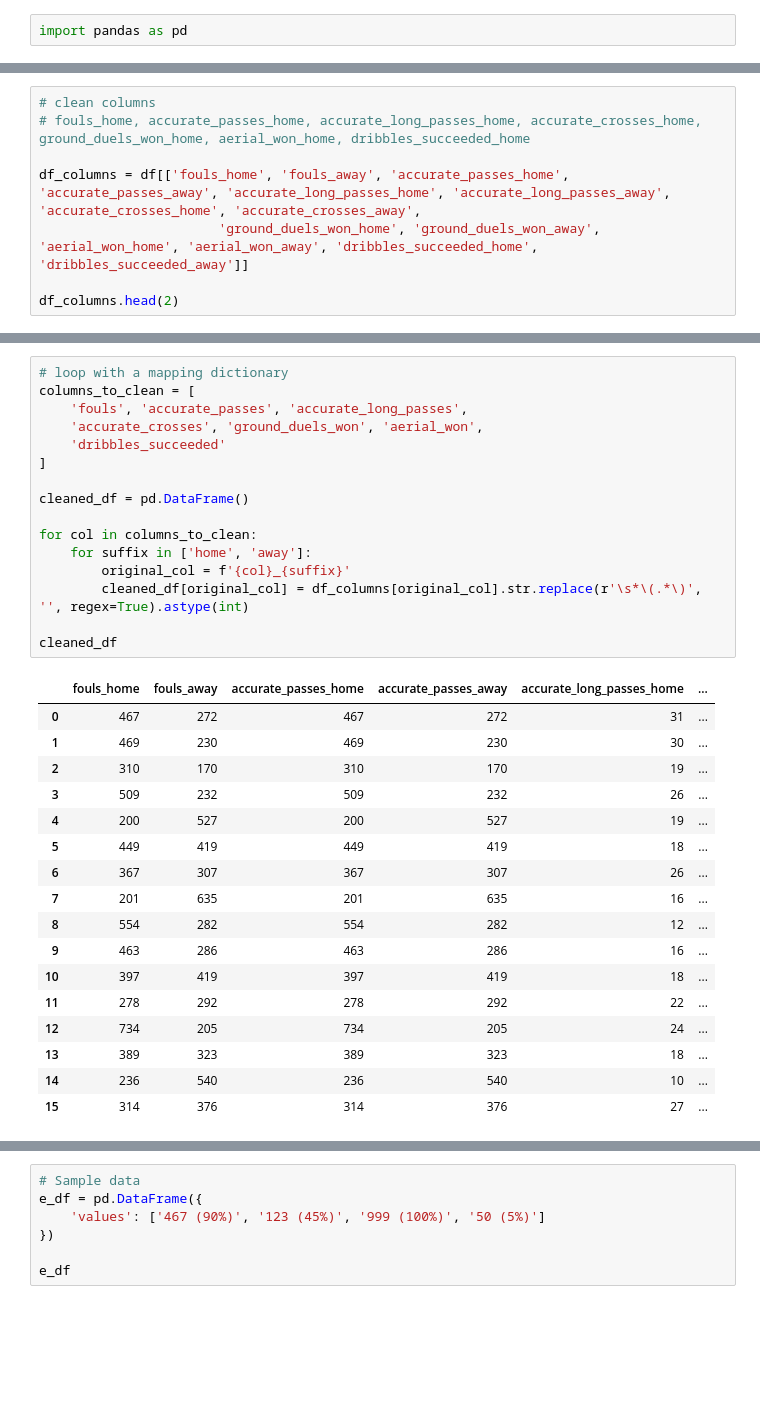
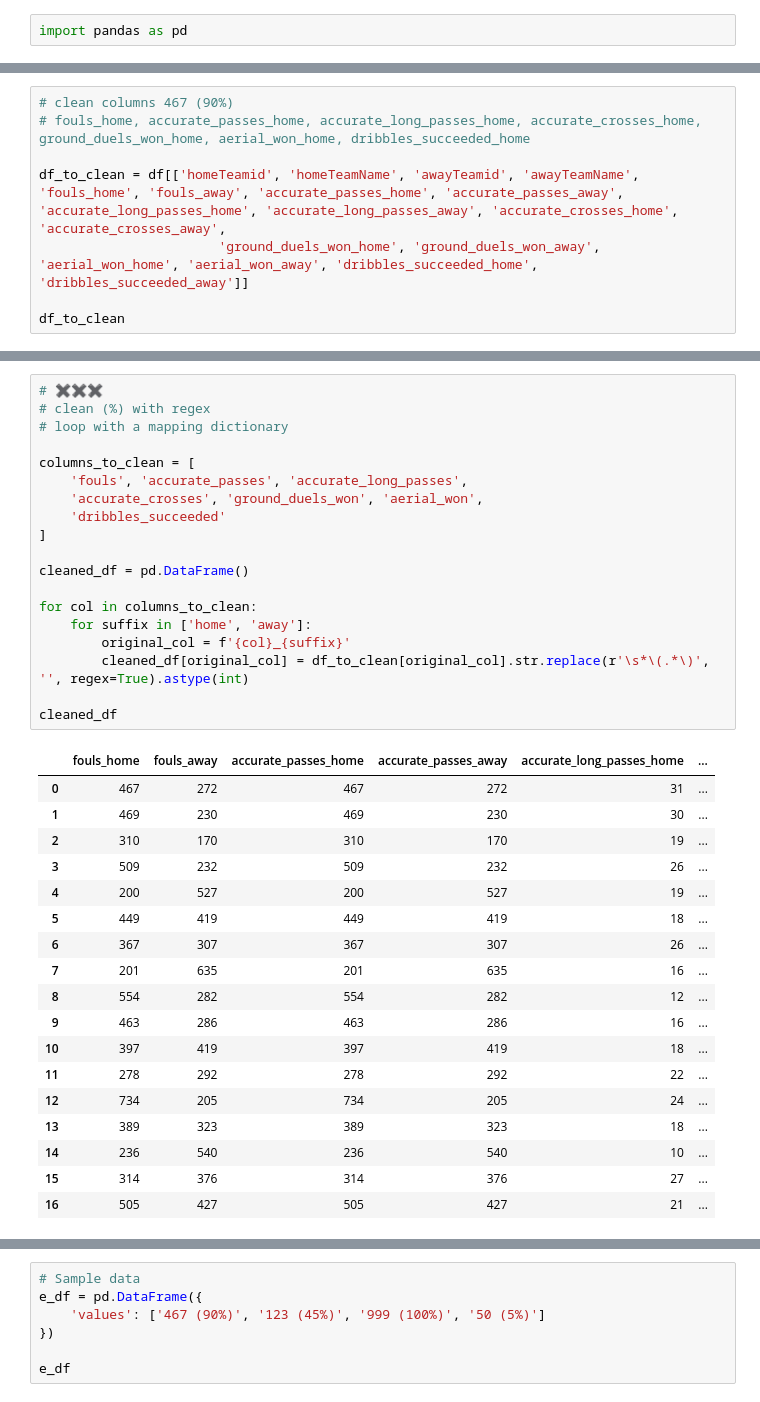
Before and after one commit to bolaxel/wcup26, a Jupyter notebook: cleaning.ipynb, the cells around one changed output, grey strips where cells are left out. Drawn from its saved outputs; the diff is of its cells as text; blank space fills up the shorter version.

```diff
--- a/cleaning.ipynb
+++ b/cleaning.ipynb
@@ -274,9 +275,9 @@ result
 # %%
-# clean columns
+# clean columns 467 (90%)
 # fouls_home, accurate_passes_home, accurate_long_passes_home, accurate_crosses_home, ground_duels_won_home, aerial_won_home, dribbles_succeeded_home
 
-df_columns = df[['fouls_home', 'fouls_away', 'accurate_passes_home', 'accurate_passes_away', 'accurate_long_passes_home', 'accurate_long_passes_away', 'accurate_crosses_home', 'accurate_crosses_away',
+df_to_clean = df[['homeTeamid', 'homeTeamName', 'awayTeamid', 'awayTeamName', 'fouls_home', 'fouls_away', 'accurate_passes_home', 'accurate_passes_away', 'accurate_long_passes_home', 'accurate_long_passes_away', 'accurate_crosses_home', 'accurate_crosses_away',
                        'ground_duels_won_home', 'ground_duels_won_away', 'aerial_won_home', 'aerial_won_away', 'dribbles_succeeded_home', 'dribbles_succeeded_away']]
 
-df_columns.head(2)
+df_to_clean
 # %% [output]
@@ -326,34 +344,38 @@ cleaned_df
 # %%
+# ✖️✖️✖️
+# clean (%) with regex
 # loop with a mapping dictionary
+
 columns_to_clean = [
     'fouls', 'accurate_passes', 'accurate_long_passes',
     'accurate_crosses', 'ground_duels_won', 'aerial_won',
     'dribbles_succeeded'
 ]
 
 cleaned_df = pd.DataFrame()
 
 for col in columns_to_clean:
     for suffix in ['home', 'away']:
         original_col = f'{col}_{suffix}'
-        cleaned_df[original_col] = df_columns[original_col].str.replace(r'\s*\(.*\)', '', regex=True).astype(int)
+        cleaned_df[original_col] = df_to_clean[original_col].str.replace(r'\s*\(.*\)', '', regex=True).astype(int)
 
 cleaned_df
 # %% [output]
 |  | fouls_home | fouls_away | accurate_passes_home | accurate_passes_away | accurate_long_passes_home | ... |
 | 0 | 467 | 272 | 467 | 272 | 31 | ... |
 | 1 | 469 | 230 | 469 | 230 | 30 | ... |
 | 2 | 310 | 170 | 310 | 170 | 19 | ... |
 | 3 | 509 | 232 | 509 | 232 | 26 | ... |
 | 4 | 200 | 527 | 200 | 527 | 19 | ... |
 | 5 | 449 | 419 | 449 | 419 | 18 | ... |
 | 6 | 367 | 307 | 367 | 307 | 26 | ... |
 | 7 | 201 | 635 | 201 | 635 | 16 | ... |
 | 8 | 554 | 282 | 554 | 282 | 12 | ... |
 | 9 | 463 | 286 | 463 | 286 | 16 | ... |
 | 10 | 397 | 419 | 397 | 419 | 18 | ... |
 | 11 | 278 | 292 | 278 | 292 | 22 | ... |
 | 12 | 734 | 205 | 734 | 205 | 24 | ... |
 | 13 | 389 | 323 | 389 | 323 | 18 | ... |
 | 14 | 236 | 540 | 236 | 540 | 10 | ... |
 | 15 | 314 | 376 | 314 | 376 | 27 | ... |
+| 16 | 505 | 427 | 505 | 427 | 21 | ... |
```
Also changed, not shown: parts of 9 cells of this notebook.
